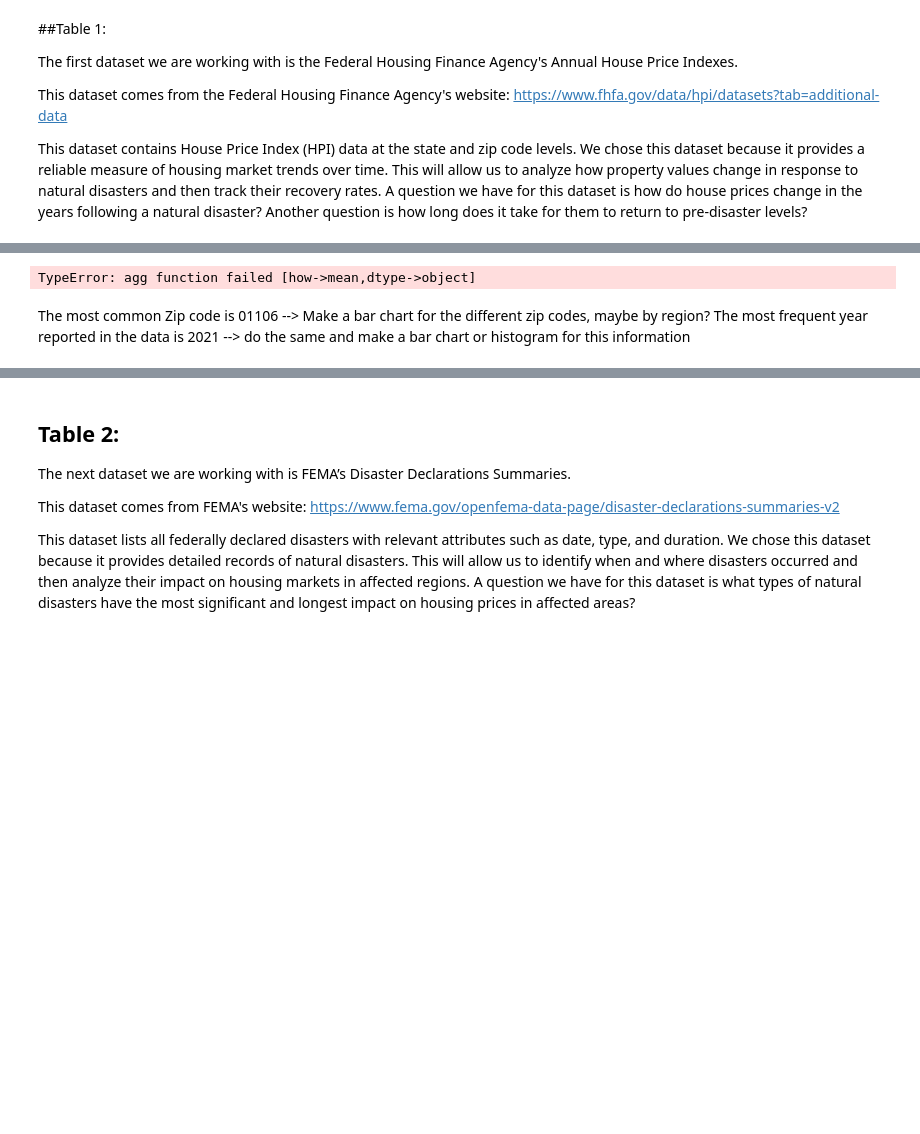
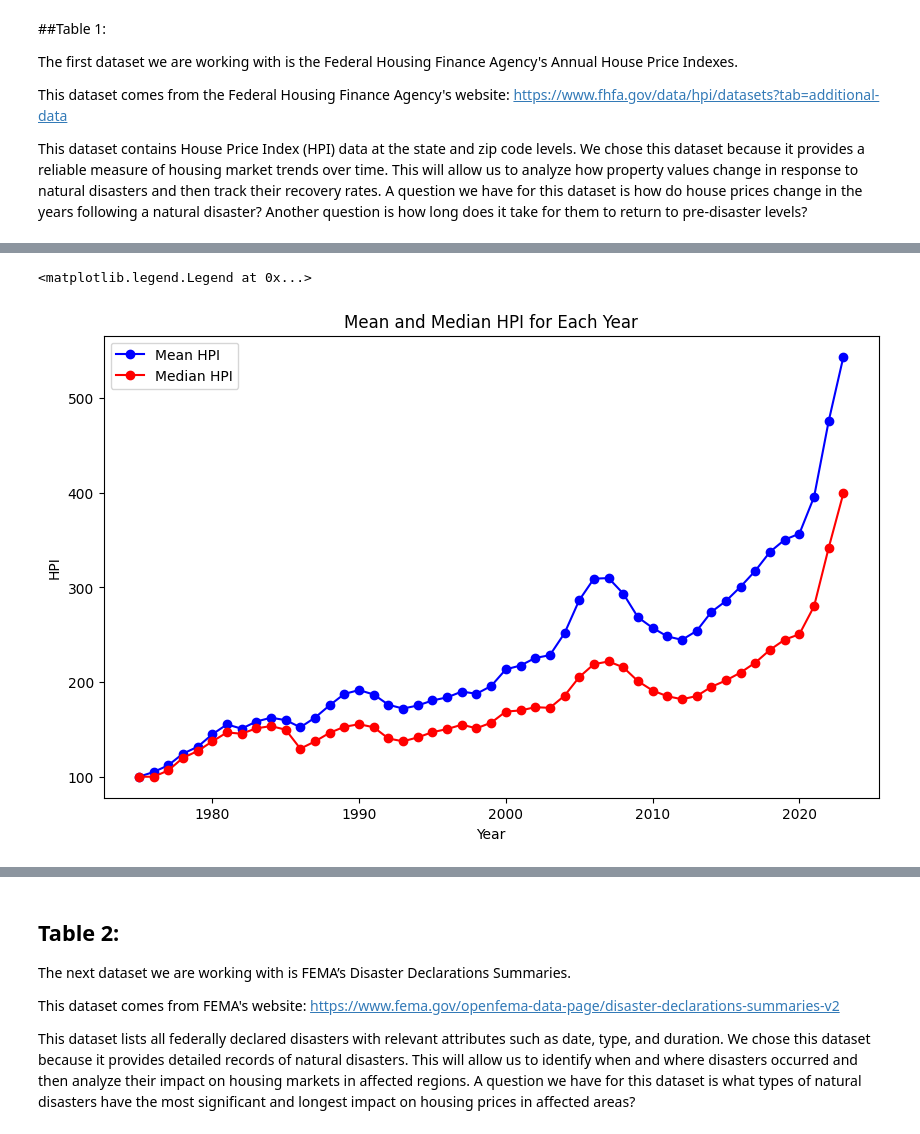
Before and after one commit to sofiadellarosa/FinalProjectDS, a Jupyter notebook: DSproject.ipynb, the cells around one changed output, grey strips where cells are left out. Drawn from its saved outputs; the diff is of its cells as text; code cells hidden in the pictures; blank space fills up the shorter version.

Commit message:
Added relevant summary stats and description of graph

```diff
--- a/DSproject.ipynb
+++ b/DSproject.ipynb
@@ -87,0 +81,4 @@ Put the description here
+# %%
+"""Removes unwanted columns from the dataframe"""
+hpi_df = hpi_df.drop(hpi_df.columns[[6,7]], axis=1)
+hpi_df[:50]
@@ -88,26 +103,26 @@ Put the description here
 # %%
-mean_per_year = hpi_df.groupby('Year')['HPI'].mean()
+"""
+This block of code adjusts the types of HPI and Year values, drops all of the NaN values in HPI, and calculates the mean and median for each year
+
+The mean and median are the measures of central tendancy used in the line graph also created in this block
+"""
+hpi_df['HPI'] = pd.to_numeric(hpi_df['HPI'], errors='coerce')
+hpi_df['Year'] = pd.to_numeric(hpi_df['Year'], errors='coerce')
+
+
+hpi_df = hpi_df.dropna(subset=['HPI']) # clean up values --> drop all NaN
+mean_per_year = hpi_df.groupby('Year')['HPI'].mean() # calculate mean
 ax = mean_per_year.plot(kind='line', marker='o', color='blue', figsize=(10, 6), label='Mean HPI')
 
-median_per_year = hpi_df.groupby('Year')['HPI'].median()
+median_per_year = hpi_df.groupby('Year')['HPI'].median() # calculate median
 median_per_year.plot(kind='line', marker='o', color='red', ax=ax, label='Median HPI')
 
-
-
 # Title and labels
-ax.set_title('Mean and Median for Each Year')
-ax.set_xlabel('Year')
-ax.set_ylabel('HPI')
-
-# Title and labels
-#ax.set_title('Mean HPI for Each Year')
+ax.set_title('Mean and Median HPI for Each Year')
 ax.set_xlabel('Year')
 ax.set_ylabel('HPI')
 
 ax.legend()
-
-# hpi_df['Year'] = hpi_df['Year'].astype(str)
-# hpi_df['HPI'] = pd.to_numeric(hpi_df['HPI'], errors='coerce') # Convert 'HPI' column to numeric, handling errors
-# hpi_df.plot.scatter(x='Year', y='HPI', figsize=(10, 6))
 # %% [output]
-TypeError: agg function failed [how->mean,dtype->object]
+<matplotlib.legend.Legend at 0x...>
+[figure, added]
@@ -119,3 +128,0 @@ most_common_year = hpi_df['Year'].mode()[0] #2021
-# %% [markdown]
-The most common Zip code is 01106 --> Make a bar chart for the different zip codes, maybe by region?
-The most frequent year reported in the data is 2021 --> do the same and make a bar chart or histogram for this information
```
Also changed, not shown: parts of 9 cells of this notebook.
